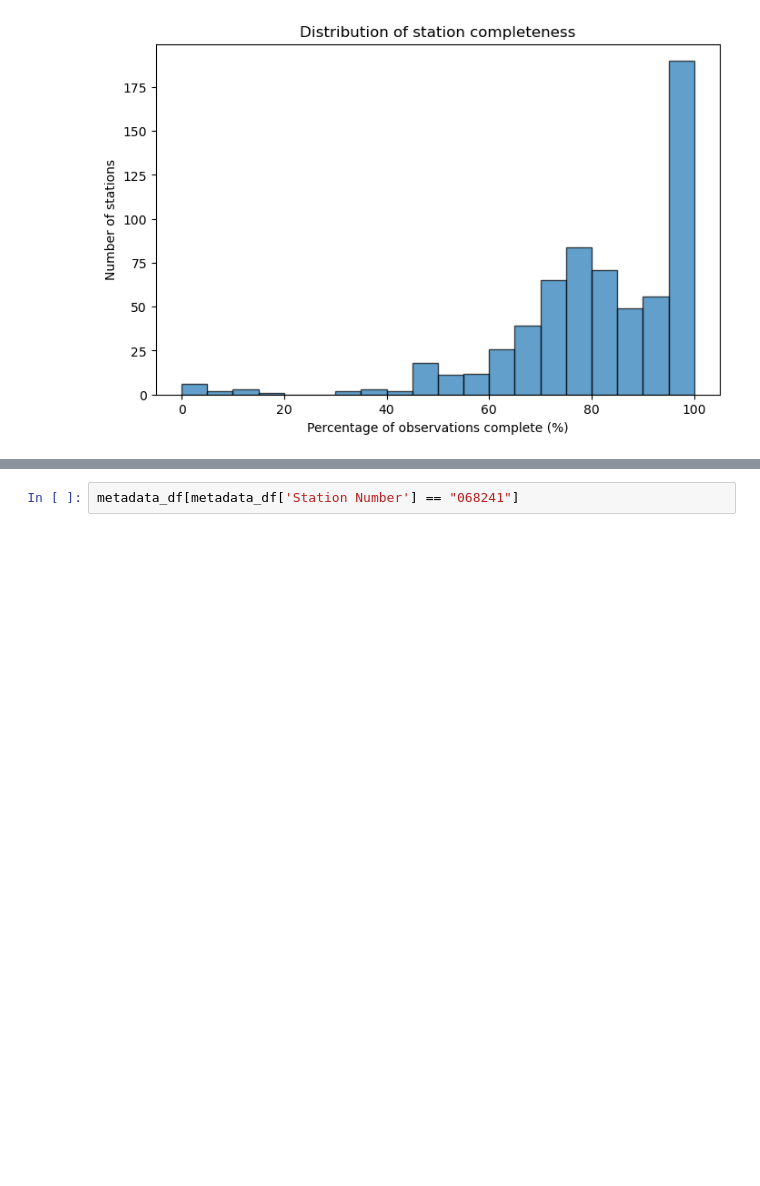
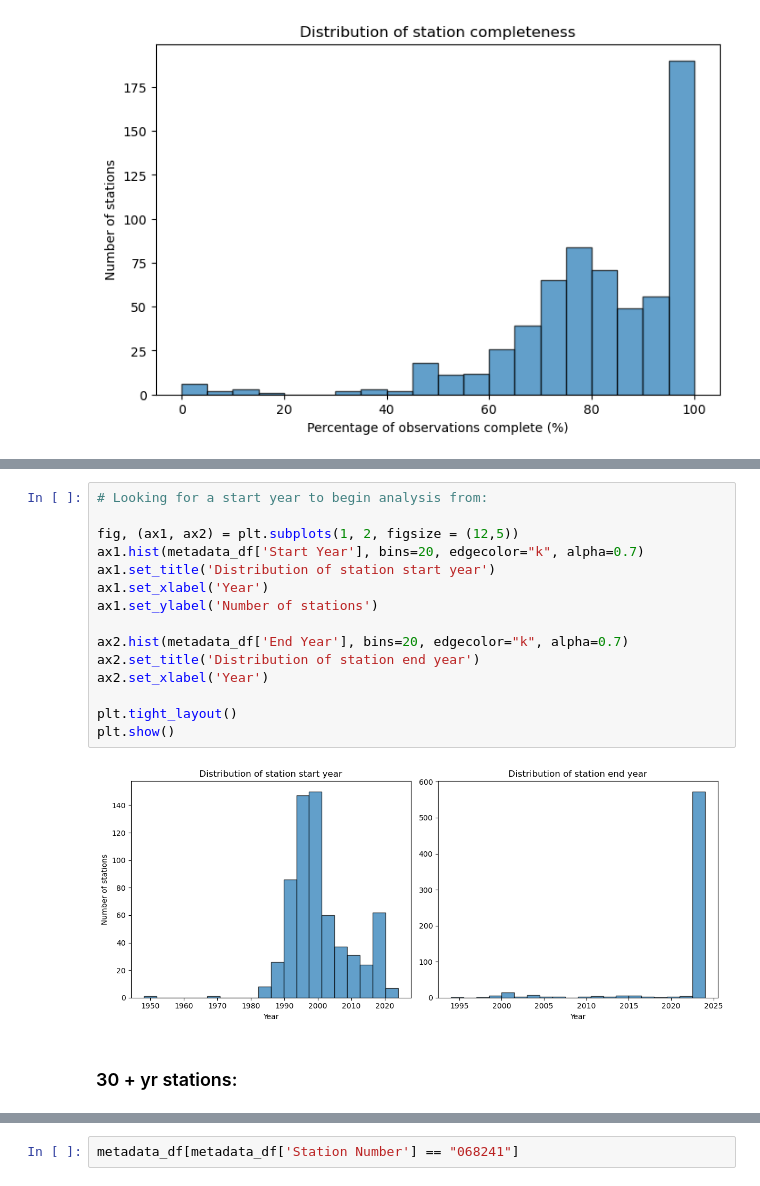
Before and after one commit to lettysolly/australia_precipitation, a Jupyter notebook: python/sanity_checks.ipynb, the cells around one changed output, grey strips where cells are left out. Drawn from its saved outputs; the diff is of its cells as text; blank space fills up the shorter version.

```diff
--- a/python/sanity_checks.ipynb
+++ b/python/sanity_checks.ipynb
@@ -470,0 +681,19 @@ plt.show()
+# %%
+# Looking for a start year to begin analysis from:
+
+fig, (ax1, ax2) = plt.subplots(1, 2, figsize = (12,5))
+ax1.hist(metadata_df['Start Year'], bins=20, edgecolor="k", alpha=0.7)
+ax1.set_title('Distribution of station start year')
+ax1.set_xlabel('Year')
+ax1.set_ylabel('Number of stations')
+
+ax2.hist(metadata_df['End Year'], bins=20, edgecolor="k", alpha=0.7)
+ax2.set_title('Distribution of station end year')
+ax2.set_xlabel('Year')
+
+plt.tight_layout()
+plt.show()
+# %% [output]
+[figure, added]
+# %% [markdown]
+### 30 + yr stations:
```
Also changed, not shown: parts of 21 cells of this notebook, 7 other files.
